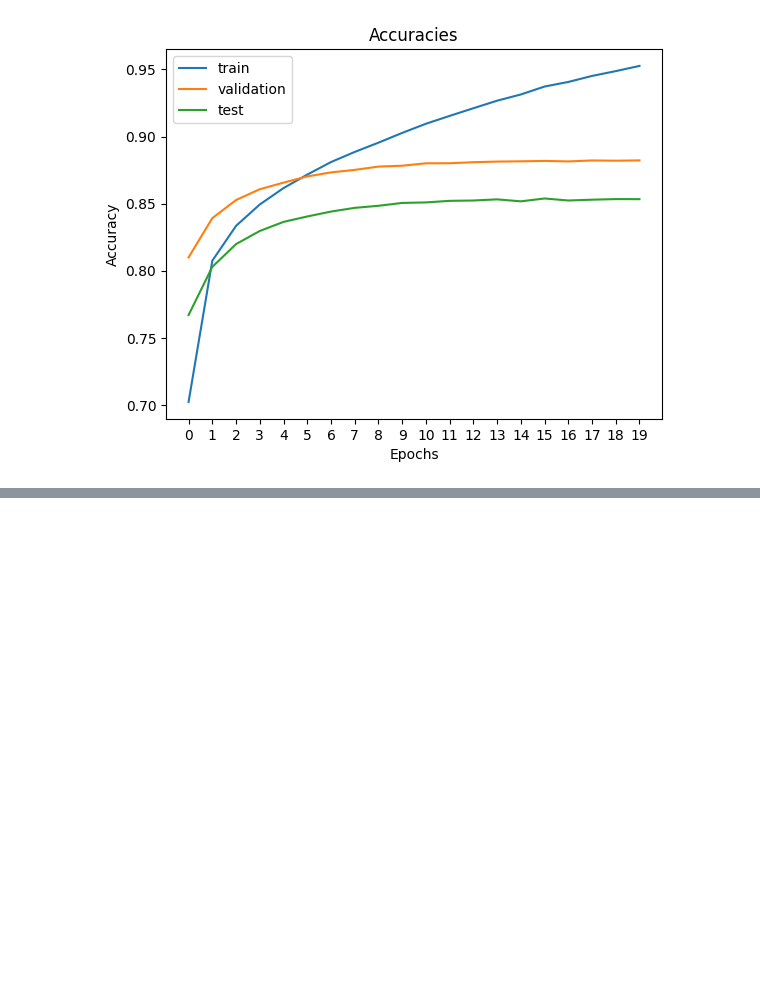
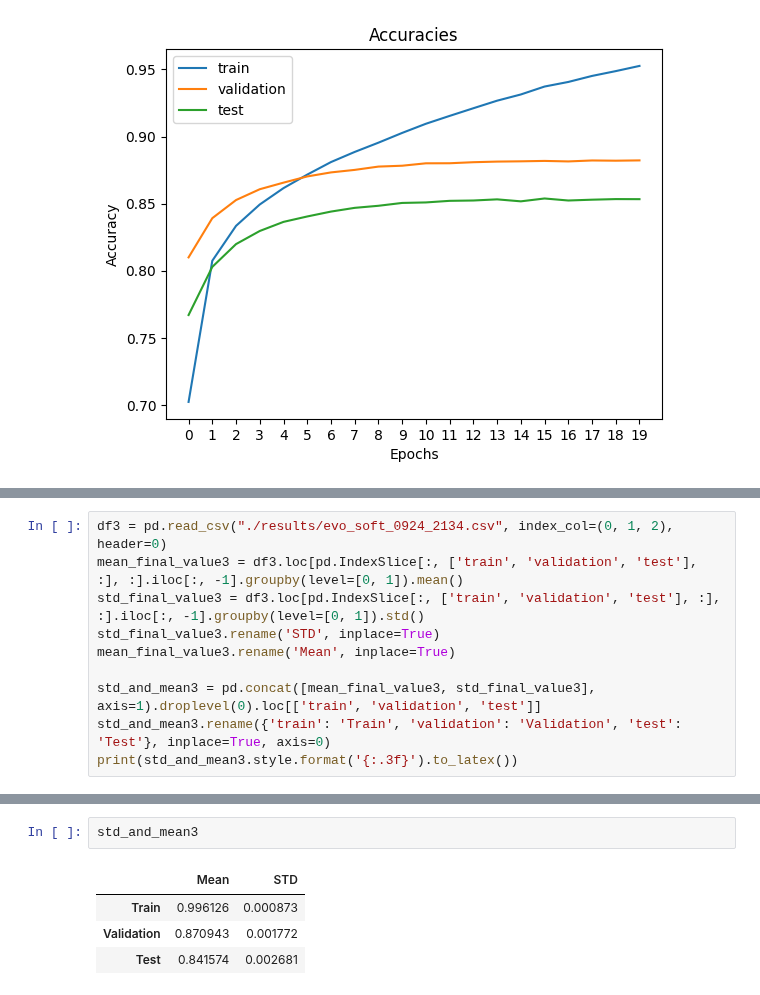
Before and after one commit to google/evojax, a Jupyter notebook: evojax/data/results_exploration.ipynb, the cells around one changed output, grey strips where cells are left out. Saved outputs shown, nothing was run; the diff lists cells and outputs as text; blank space fills up the shorter version.

Commit message:
early stopping with evo results

```diff
--- a/evojax/data/results_exploration.ipynb
+++ b/evojax/data/results_exploration.ipynb
@@ -221,0 +288,10 @@ plt.show()
+# %%
+df3 = pd.read_csv("./results/evo_soft_0924_2134.csv", index_col=(0, 1, 2), header=0)
+mean_final_value3 = df3.loc[pd.IndexSlice[:, ['train', 'validation', 'test'], :], :].iloc[:, -1].groupby(level=[0, 1]).mean()
+std_final_value3 = df3.loc[pd.IndexSlice[:, ['train', 'validation', 'test'], :], :].iloc[:, -1].groupby(level=[0, 1]).std()
+std_final_value3.rename('STD', inplace=True)
+mean_final_value3.rename('Mean', inplace=True)
+
+std_and_mean3 = pd.concat([mean_final_value3, std_final_value3], axis=1).droplevel(0).loc[['train', 'validation', 'test']]
+std_and_mean3.rename({'train': 'Train', 'validation': 'Validation', 'test': 'Test'}, inplace=True, axis=0)
+print(std_and_mean3.style.format('{:.3f}').to_latex())
@@ -221,0 +370,7 @@ plt.show()
+# %%
+std_and_mean3
+# %% [output]
+|  | Mean | STD |
+| Train | 0.996126 | 0.000873 |
+| Validation | 0.870943 | 0.001772 |
+| Test | 0.841574 | 0.002681 |
```
Also changed, not shown: parts of 15 cells of this notebook, 6 other files.
